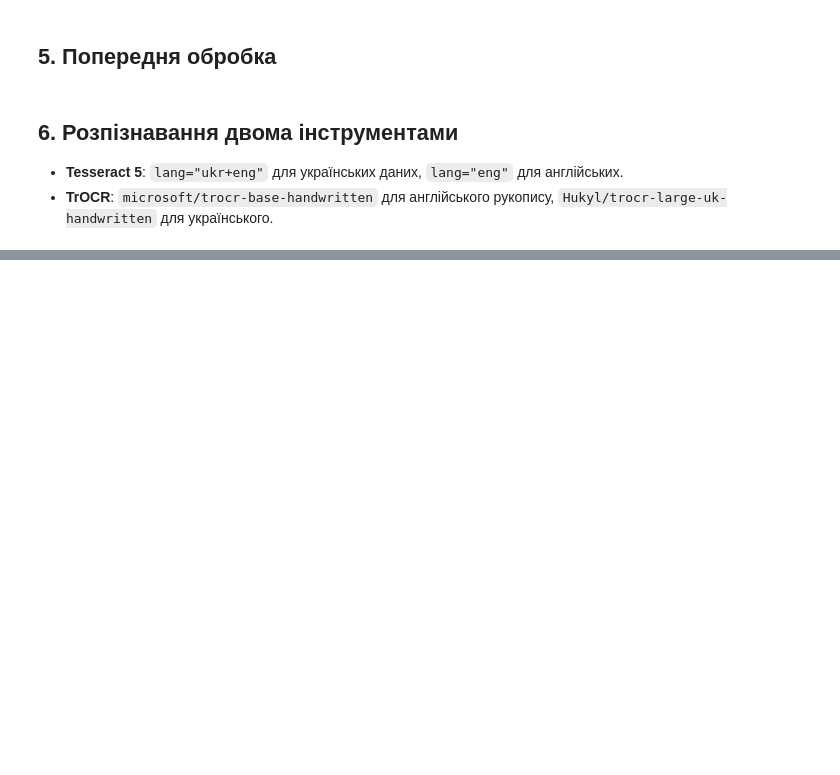
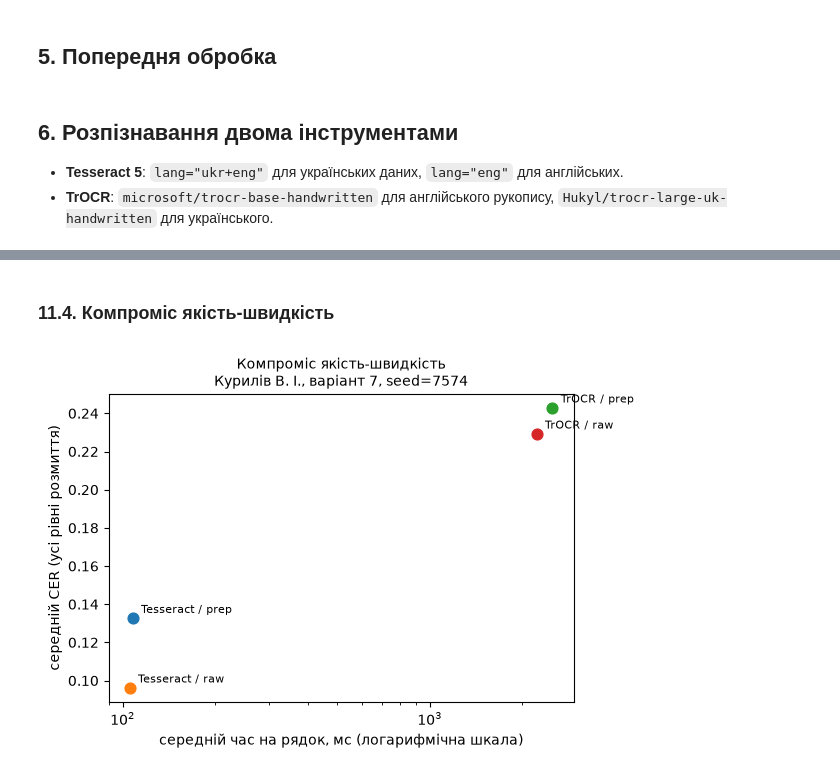
Before and after one commit to vladyslavkuryliv/AIinDI_lab3, a Jupyter notebook: lab3.ipynb, the cells around one changed output, grey strips where cells are left out. Saved outputs shown, nothing was run; the diff lists cells and outputs as text; code cells hidden in the pictures; blank space fills up the shorter version.

```diff
--- a/lab3.ipynb
+++ b/lab3.ipynb
@@ -213,0 +216,15 @@ def ocr_trocr(img, lang="uk"):
+# %%
+ENGINES = {"Tesseract": lambda im: ocr_tesseract(im, "ukr+eng"),
+           "TrOCR": lambda im: ocr_trocr(im, "uk")}
+PREP = {"raw": (), "prep": ("upscale", "sharpen", "binarize")}
+
+rows = []
+for r in ds.itertuples():
+    img = cv2.imread(r.path, cv2.IMREAD_GRAYSCALE)
+    for eng, fn in ENGINES.items():
+        for prep_name, steps in PREP.items():
+            text, conf, sec = fn(preprocess(img, steps))
+            rows.append({"id": r.id, "level": r.level, "engine": eng, "prep": prep_name,
+                         "gt": r.gt, "pred": text, "conf": conf, "sec": sec})
+res = pd.DataFrame(rows)
+print("Запусків розпізнавання:", len(res))
@@ -213,0 +515,18 @@ def ocr_trocr(img, lang="uk"):
+# %% [markdown]
+### 11.4. Компроміс якість-швидкість
+# %%
+agg = (res.groupby(["engine", "prep"])
+          .agg(cer=("cer", "mean"), ms=("sec", "mean")).reset_index())
+agg["ms"] *= 1000
+fig, ax = plt.subplots(figsize=(6, 4))
+for r in agg.itertuples():
+    ax.scatter(r.ms, r.cer, s=60)
+    ax.annotate(f"{r.engine} / {r.prep}", (r.ms, r.cer), textcoords="offset points",
+                xytext=(6, 4), fontsize=8)
+ax.set_xscale("log")
+ax.set_xlabel("середній час на рядок, мс (логарифмічна шкала)")
+ax.set_ylabel("середній CER (усі рівні розмиття)")
+stamp(ax, "Компроміс якість-швидкість")
+fig.savefig("figures/fig4_pareto.png", dpi=150, bbox_inches="tight")
+# %% [output]
+[figure, added]
```
Also changed, not shown: parts of 44 cells of this notebook, 13 other files.
